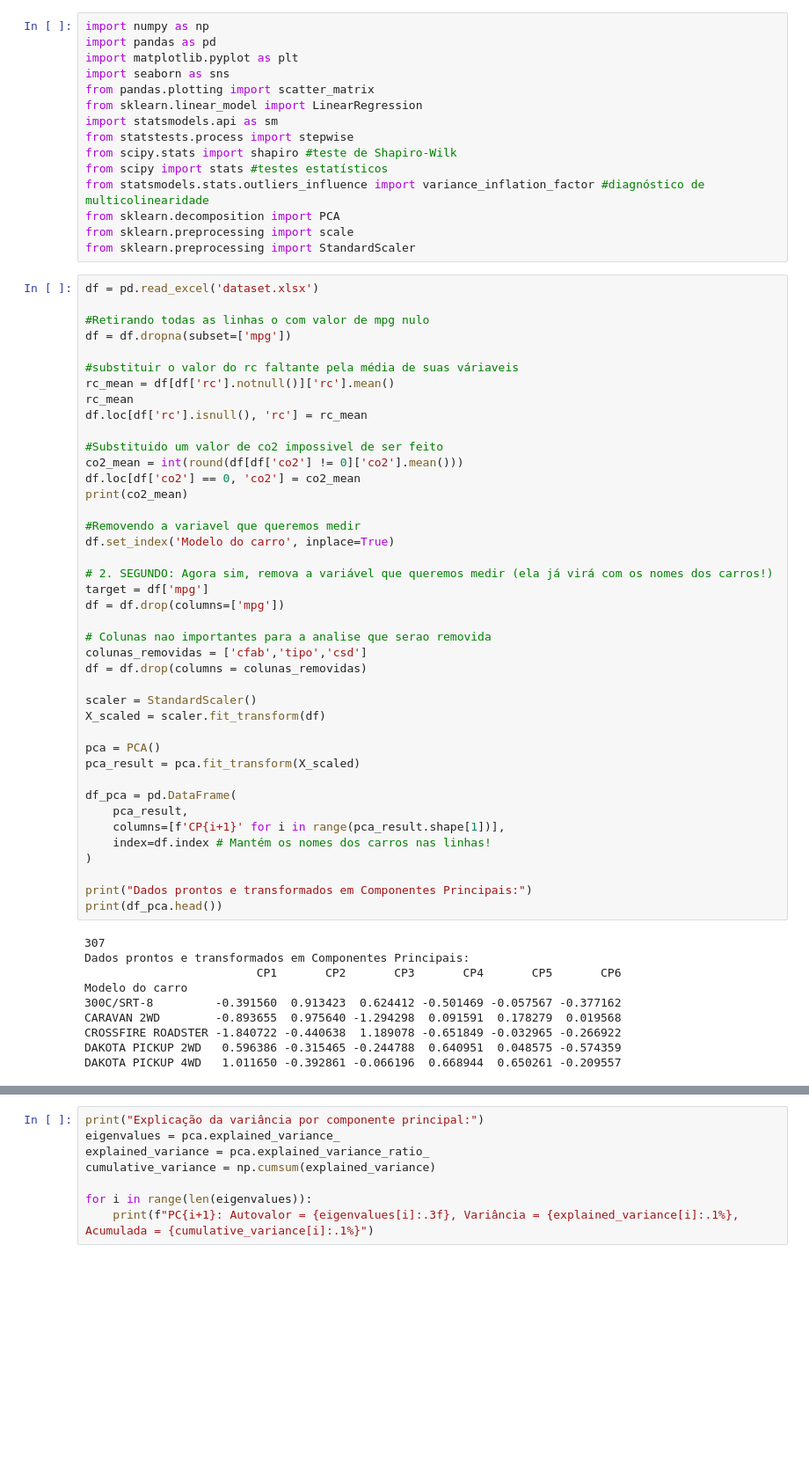
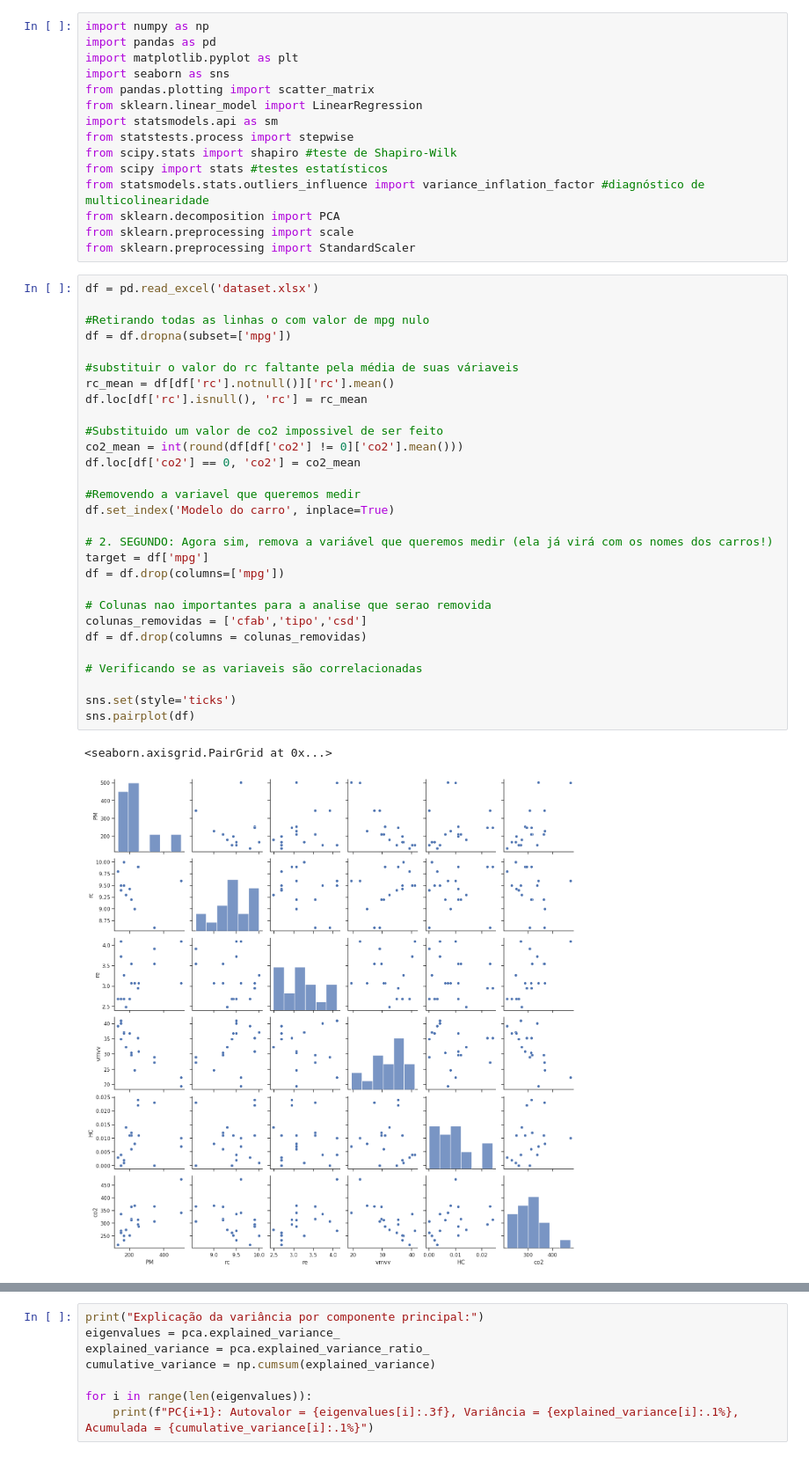
Before and after one commit to guiandradedev/tcd-car-consumption, a Jupyter notebook: Analise_componentes.ipynb, the cells around one changed output, grey strips where cells are left out. Shown at 88% size. Saved outputs shown, nothing was run; the diff lists cells and outputs as text; blank space fills up the shorter version.

```diff
--- a/Analise_componentes.ipynb
+++ b/Analise_componentes.ipynb
@@ -16,51 +16,32 @@ from sklearn.preprocessing import StandardScaler
 # %%
 df = pd.read_excel('dataset.xlsx')
 
 #Retirando todas as linhas o com valor de mpg nulo
 df = df.dropna(subset=['mpg'])
 
 #substituir o valor do rc faltante pela média de suas váriaveis
 rc_mean = df[df['rc'].notnull()]['rc'].mean()
-rc_mean
 df.loc[df['rc'].isnull(), 'rc'] = rc_mean
 
 #Substituido um valor de co2 impossivel de ser feito
 co2_mean = int(round(df[df['co2'] != 0]['co2'].mean()))
 df.loc[df['co2'] == 0, 'co2'] = co2_mean
-print(co2_mean)
 
 #Removendo a variavel que queremos medir
 df.set_index('Modelo do carro', inplace=True)
 
 # 2. SEGUNDO: Agora sim, remova a variável que queremos medir (ela já virá com os nomes dos carros!)
 target = df['mpg']
 df = df.drop(columns=['mpg'])
 
 # Colunas nao importantes para a analise que serao removida
 colunas_removidas = ['cfab','tipo','csd']
 df = df.drop(columns = colunas_removidas)
 
-scaler = StandardScaler()
-X_scaled = scaler.fit_transform(df)
+# Verificando se as variaveis são correlacionadas
 
-pca = PCA()
-pca_result = pca.fit_transform(X_scaled)
-
-df_pca = pd.DataFrame(
-    pca_result,
-    columns=[f'CP{i+1}' for i in range(pca_result.shape[1])],
-    index=df.index # Mantém os nomes dos carros nas linhas!
-)
-
-print("Dados prontos e transformados em Componentes Principais:")
-print(df_pca.head())
+sns.set(style='ticks')
+sns.pairplot(df)
 # %% [output]
-307
-Dados prontos e transformados em Componentes Principais:
-                         CP1       CP2       CP3       CP4       CP5       CP6
-Modelo do carro
-300C/SRT-8         -0.391560  0.913423  0.624412 -0.501469 -0.057567 -0.377162
-CARAVAN 2WD        -0.893655  0.975640 -1.294298  0.091591  0.178279  0.019568
-CROSSFIRE ROADSTER -1.840722 -0.440638  1.189078 -0.651849 -0.032965 -0.266922
-DAKOTA PICKUP 2WD   0.596386 -0.315465 -0.244788  0.640951  0.048575 -0.574359
-DAKOTA PICKUP 4WD   1.011650 -0.392861 -0.066196  0.668944  0.650261 -0.209557
+<seaborn.axisgrid.PairGrid at 0x...>
+[figure, added]
```
Also changed, not shown: parts of 6 cells of this notebook, 1 other file.
